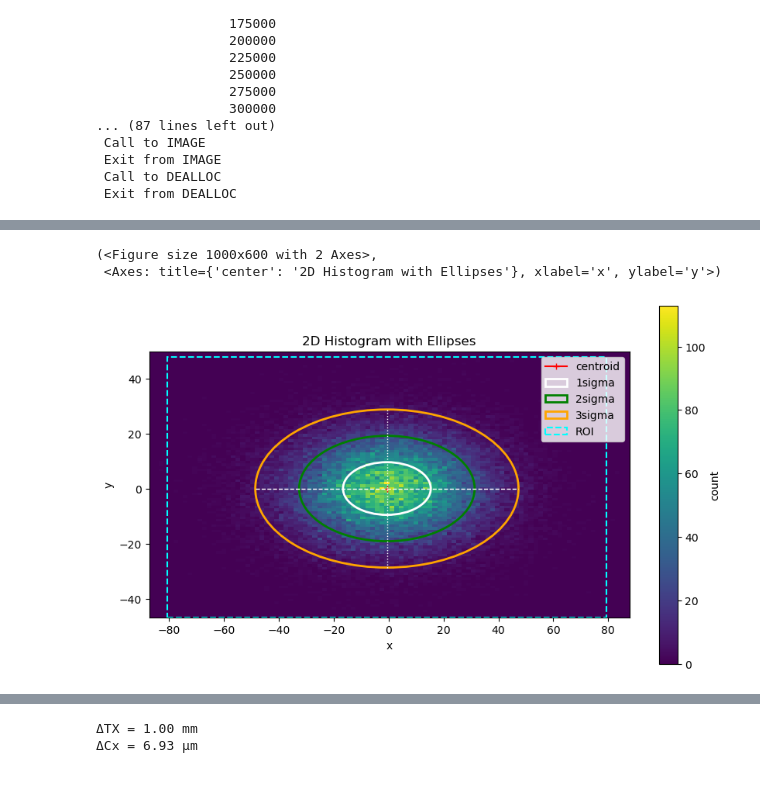
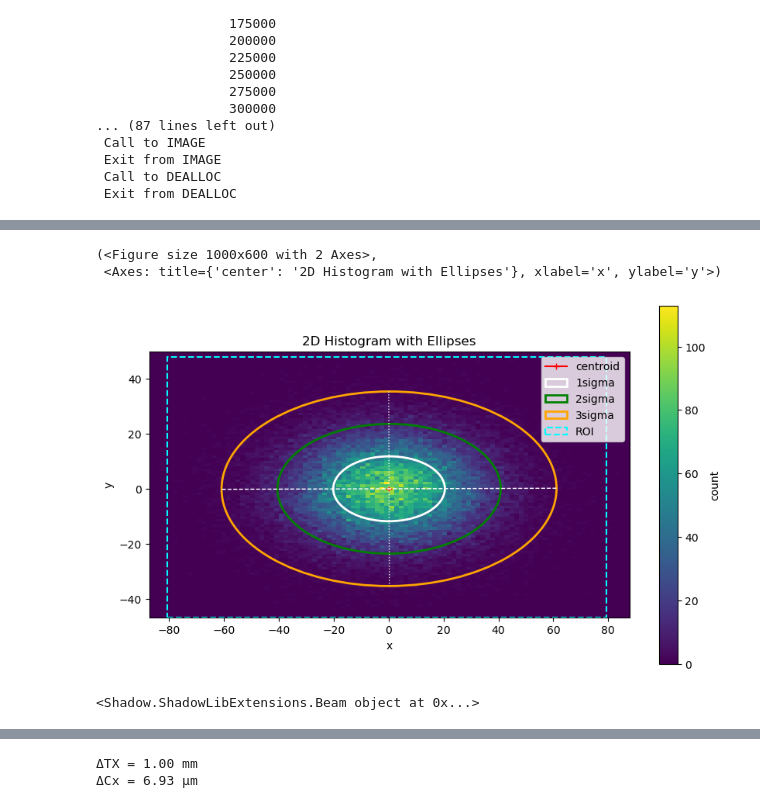
Before and after one commit to amici-lnls/cax-control, a Jupyter notebook: notebooks/initial_testing/caxsim_tests.ipynb, the cells around one changed output, grey strips where cells are left out. Saved outputs shown, nothing was run; the diff lists cells and outputs as text; code cells hidden in the pictures.

```diff
--- a/notebooks/initial_testing/caxsim_tests.ipynb
+++ b/notebooks/initial_testing/caxsim_tests.ipynb
@@ -88,6 +114,6 @@ Traced through element 2: M1
 # %%
-ana.plot(hprm=ana.hprm_project, roi_zoom=None)
+ana.plot(hprm=ana.hprm_fitting, roi_zoom=None)
 # %% [output]
 (<Figure size 1000x600 with 2 Axes>,
  <Axes: title={'center': '2D Histogram with Ellipses'}, xlabel='x', ylabel='y'>)
-[figure, old version]
+[figure, new version]
@@ -93,0 +123,4 @@ ana.plot(hprm=ana.hprm_project, roi_zoom=None)
+# %%
+print(beam1)
+# %% [output]
+<Shadow.ShadowLibExtensions.Beam object at 0x...>
```
Also changed, not shown: parts of 25 cells of this notebook, 4 other files.
